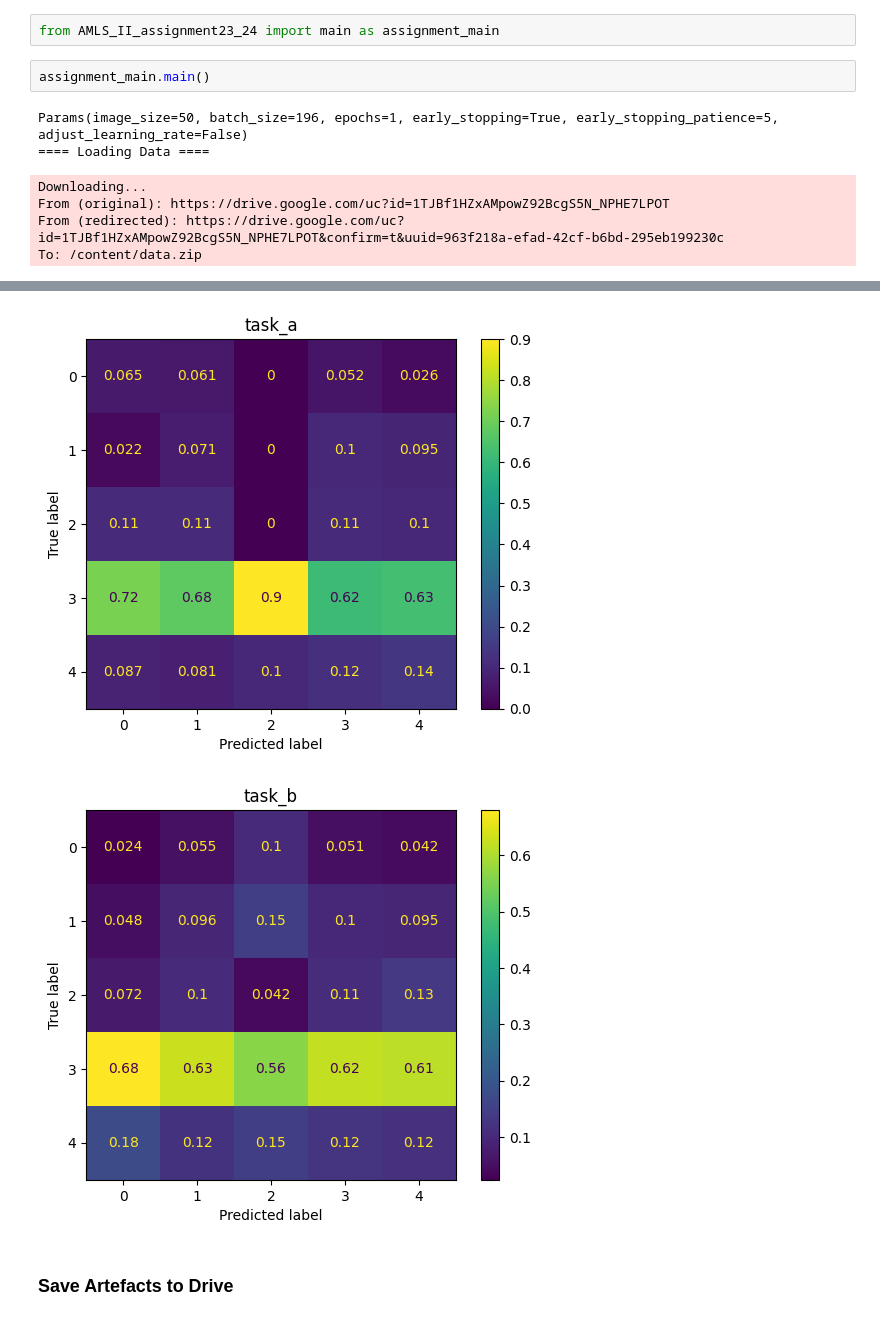
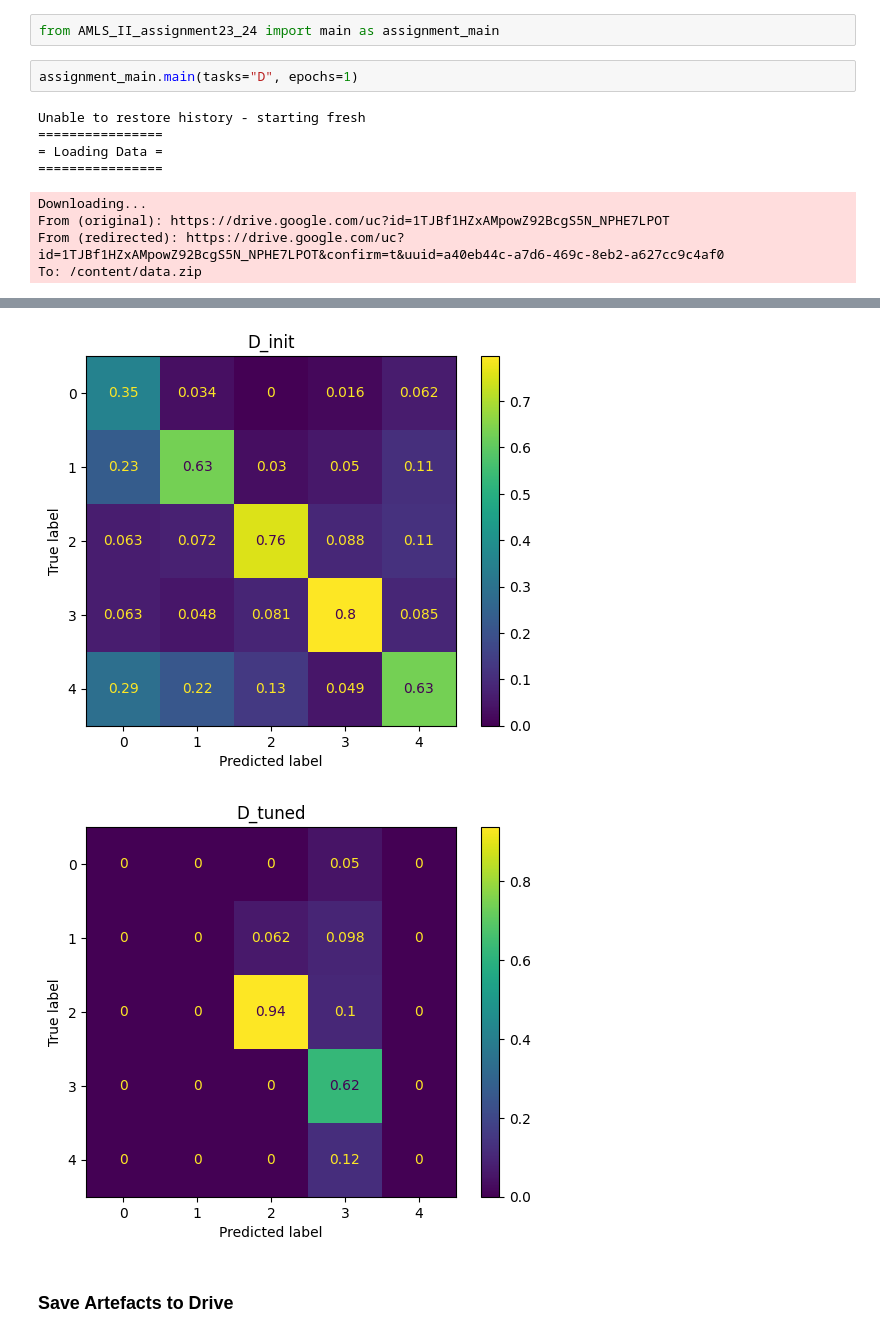
Before and after one commit to btsmith29/AMLS_II_assignment23_24, a Jupyter notebook: interactive_runner.ipynb, the cells around one changed output, grey strips where cells are left out. Saved outputs shown, nothing was run; the diff lists cells and outputs as text.

```diff
--- a/interactive_runner.ipynb
+++ b/interactive_runner.ipynb
@@ -65,13 +69,15 @@ clone_assignment_repo_private()
 # %%
 from AMLS_II_assignment23_24 import main as assignment_main
 # %%
-assignment_main.main()
+assignment_main.main(tasks="D", epochs=1)
 # %% [output]
-Params(image_size=50, batch_size=196, epochs=1, early_stopping=True, early_stopping_patience=5, adjust_learning_rate=False)
-==== Loading Data ====
+Unable to restore history - starting fresh
+================
+= Loading Data =
+================
 Downloading...
 From (original): https://drive.google.com/uc?id=1TJBf1HZxAMpowZ92BcgS5N_NPHE7LPOT
-From (redirected): https://drive.google.com/uc?id=1TJBf1HZxAMpowZ92BcgS5N_NPHE7LPOT&confirm=t&uuid=963f218a-efad-42cf-b6bd-295eb199230c
+From (redirected): https://drive.google.com/uc?id=1TJBf1HZxAMpowZ92BcgS5N_NPHE7LPOT&confirm=t&uuid=a40eb44c-a7d6-469c-8eb2-a627cc9c4af0
 To: /content/data.zip
 Found 12837 files belonging to 5 classes.
 Found 4280 files belonging to 5 classes.
@@ -93,5 +99,5 @@ Using EarlyStopping
-[figure, old version]
+[figure, new version]
-[figure, old version]
+[figure, new version]
 # %% [markdown]
 ### Save Artefacts to Drive
 # %%
```
Also changed, not shown: parts of 5 cells of this notebook.
